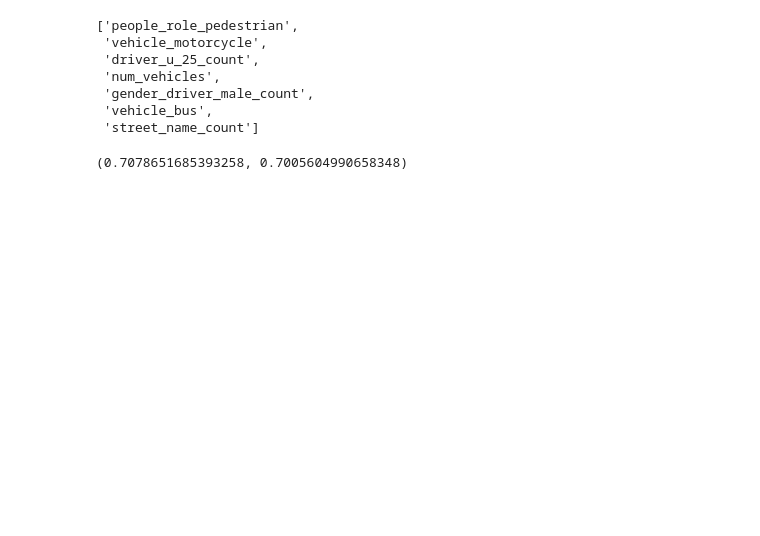
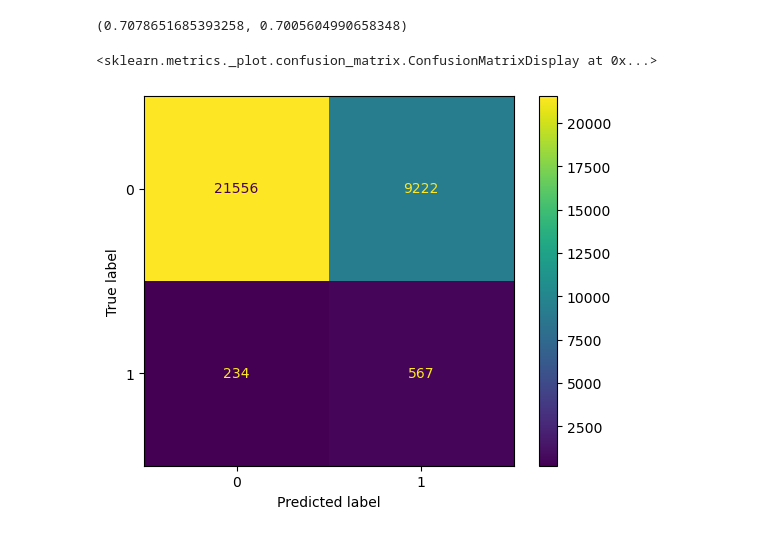
Before and after one commit to AlexChicote/BarcelonaAccidents2024, a Jupyter notebook: modeling/modellingBA.ipynb, the cells around one changed output. Cells and saved outputs as stored; diff of their text form; code cells hidden in the pictures; blank space fills up the shorter version.

Commit message:
final steps modeling

```diff
--- a/modeling/modellingBA.ipynb
+++ b/modeling/modellingBA.ipynb
@@ -3,14 +3,16 @@ import pandas as pd
 import numpy as np
 import pickle
 import random
+import matplotlib.pyplot as plt
 
 ##sklearn
 from sklearn.pipeline import Pipeline
 from sklearn.impute import SimpleImputer
 from sklearn.compose import ColumnTransformer
 from sklearn.preprocessing import MinMaxScaler,OrdinalEncoder,OneHotEncoder
-from sklearn.model_selection import train_test_split, GridSearchCV, StratifiedKFold
-from sklearn.metrics import accuracy_score, recall_score, precision_score, roc_auc_score
+from sklearn.model_selection import train_test_split, GridSearchCV, StratifiedKFold,RandomizedSearchCV
+from sklearn.metrics import accuracy_score, recall_score, precision_score
+from sklearn.metrics import roc_auc_score, roc_curve, ConfusionMatrixDisplay,confusion_matrix
 
 from sklearn.linear_model import LogisticRegression
 
@@ -29,11 +31,28 @@ model_dict
 
 oversamplers=fb2.oversamplings
 undersamplers=fb2.undersamplings
-metrics=fb2.metrics
+metric_dict=fb2.metrics
 model_dict['models']=fb2.models_dict
 model_dict['models']
 # model_dict['metrics']=[{'recall':recall_score}]
-model_dict['metrics']=metrics
+model_dict['metrics']=metric_dict
 num_features=[col[0] for col in model_dict['numerical_features'].items() if col[1]>1]
 cat_features=[col[0] for col in model_dict['categorical_features'].items() if col[1]>1]
 acc=pd.read_csv('./data/accidents_weather_eng_2023.csv')
+X=acc[num_features +cat_features]
+y=acc.target
+X_train, X_test, y_train, y_test = train_test_split(X,y,random_state=2024)
+numeric_transformer = Pipeline(
+    steps=[("imputer", SimpleImputer(strategy="median")), ("scaler", MinMaxScaler())]
+)
+categorical_transformer = Pipeline(
+    steps=[
+        ("encoder", OneHotEncoder(handle_unknown="ignore",drop='first'))
+    ]
+)
+preprocessor = ColumnTransformer(
+    transformers=[
+        ("num", numeric_transformer, num_features),
+        ("cat", categorical_transformer, cat_features),
+    ]
+)
@@ -126,13 +124,0 @@ results[results.accuracy>2/3].sort_values('recall',ascending=False).head()
-# %%
-##going with logreg and REN or OSS
-num_features=[col[0] for col in model_dict['numerical_features'].items() if col[1]>1]
-cat_features=[col[0] for col in model_dict['categorical_features'].items() if col[1]>1]
-num_features
-# %% [output]
-['people_role_pedestrian',
- 'vehicle_motorcycle',
- 'driver_u_25_count',
- 'num_vehicles',
- 'gender_driver_male_count',
- 'vehicle_bus',
- 'street_name_count']
@@ -165,7 +147,7 @@ preprocessor = ColumnTransformer(
 )
 
 pipe = imbPipeline(
-            steps=[("preprocessor", preprocessor),('resampler',undersamplers['OSS']),("classifier",model_dict['models']['logreg'])])
+            steps=[("preprocessor", preprocessor),('resampler',undersamplers['OSS']),("classifier",model)])
 pipe.fit(X_train,y_train)
 preds=pipe.predict(X_test)
 recall=recall_score(y_test,preds)
@@ -173,3 +155,12 @@ accuracy=accuracy_score(y_test,preds)
 recall, accuracy
 # %% [output]
 (0.7078651685393258, 0.7005604990658348)
+# %%
+y_proba=pipe.predict_proba(X_test)
+preds=pipe.predict(X_test)
+prob_1=[p[1] for p in y_proba]
+disp=ConfusionMatrixDisplay(confusion_matrix(y_test,preds))
+disp.plot()
+# %% [output]
+<sklearn.metrics._plot.confusion_matrix.ConfusionMatrixDisplay at 0x...>
+[figure, added]
```
Also changed, not shown: parts of 19 cells of this notebook.
